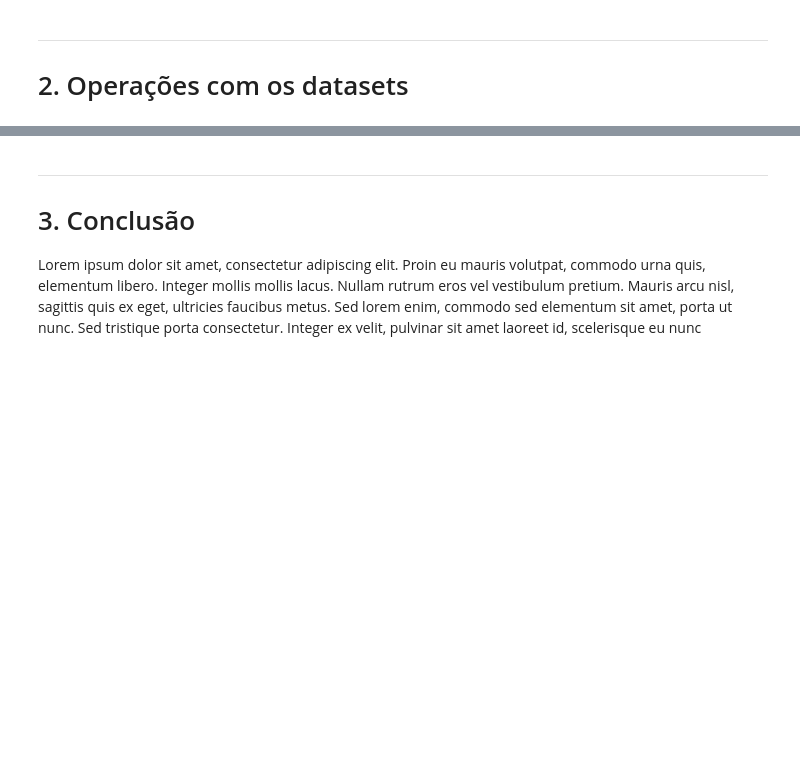
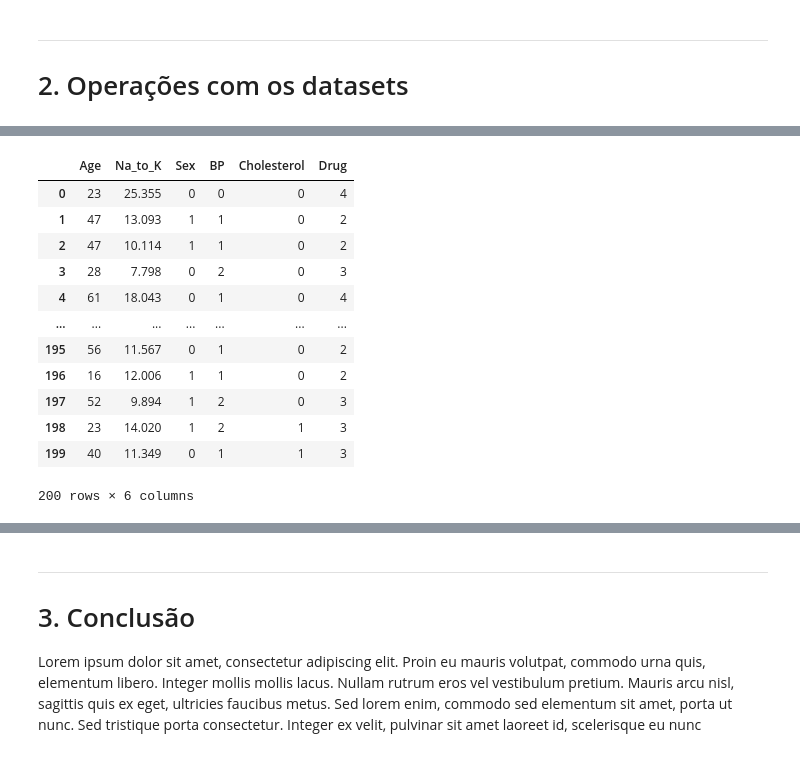
Before and after one commit to RodrigoTRS/machine-learning-SCC0530, a Jupyter notebook: notebook_relatorio.ipynb, the cells around one changed output, grey strips where cells are left out. Saved outputs shown, nothing was run; the diff lists cells and outputs as text; code cells hidden in the pictures; blank space fills up the shorter version.

```diff
--- a/notebook_relatorio.ipynb
+++ b/notebook_relatorio.ipynb
@@ -47,0 +126,19 @@ O relatório a seguir será composto da seguinte forma para cada um dos datasets
+# %%
+# E por fim os dados serão concetenados novamente na tabela
+
+data = pd.concat([numeric, enc_not_numeric], axis = 1)
+data
+# %% [output]
+|  | Age | Na_to_K | Sex | BP | Cholesterol | Drug |
+| 0 | 23 | 25.355 | 0 | 0 | 0 | 4 |
+| 1 | 47 | 13.093 | 1 | 1 | 0 | 2 |
+| 2 | 47 | 10.114 | 1 | 1 | 0 | 2 |
+| 3 | 28 | 7.798 | 0 | 2 | 0 | 3 |
+| 4 | 61 | 18.043 | 0 | 1 | 0 | 4 |
+| ... | ... | ... | ... | ... | ... | ... |
+| 195 | 56 | 11.567 | 0 | 1 | 0 | 2 |
+| 196 | 16 | 12.006 | 1 | 1 | 0 | 2 |
+| 197 | 52 | 9.894 | 1 | 2 | 0 | 3 |
+| 198 | 23 | 14.020 | 1 | 2 | 1 | 3 |
+| 199 | 40 | 11.349 | 0 | 1 | 1 | 3 |
+200 rows × 6 columns
```
Also changed, not shown: parts of 27 cells of this notebook, 6 other files.
